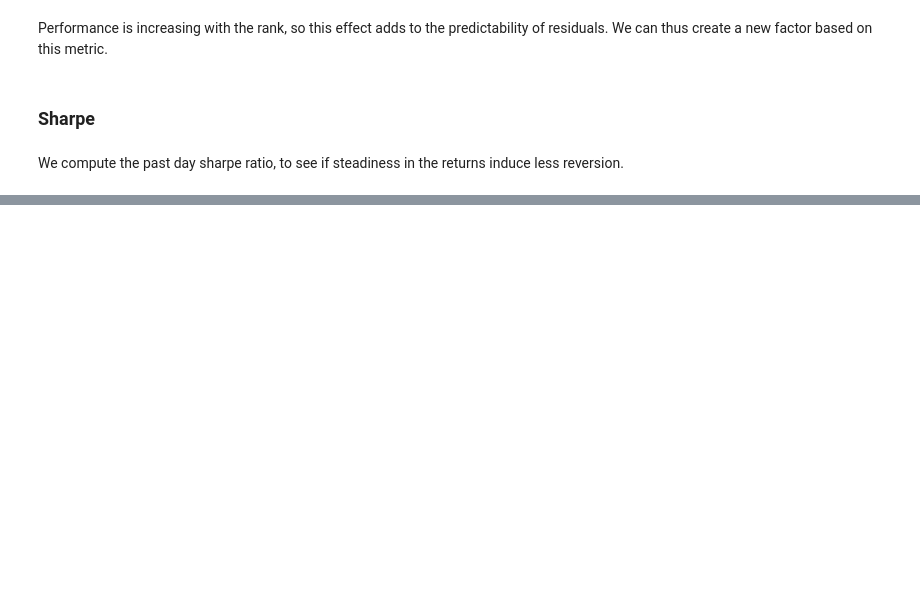
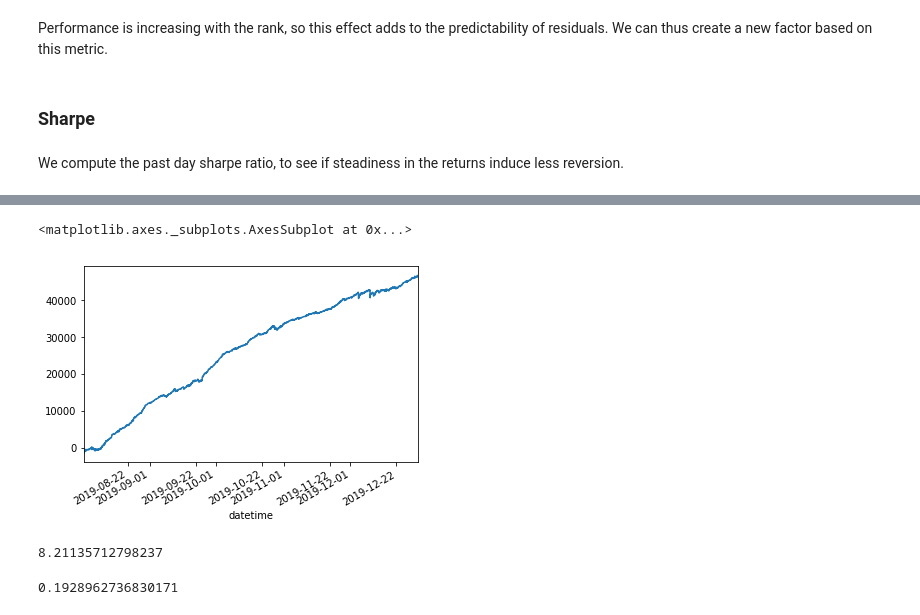
Before and after one commit to chsd001/CME291, a Jupyter notebook: research.ipynb, the cells around one changed output, grey strips where cells are left out. Drawn from its saved outputs; the diff is of its cells as text; code cells hidden in the pictures; blank space fills up the shorter version.

```diff
--- a/research.ipynb
+++ b/research.ipynb
@@ -520,0 +848,5 @@ plt.plot_df(
+# %%
+res2['return'].cumsum().plot()
+# %% [output]
+<matplotlib.axes._subplots.AxesSubplot at 0x...>
+[figure, added]
@@ -520,0 +855,8 @@ plt.plot_df(
+# %%
+res23['return'].mean()
+# %% [output]
+8.21135712798237
+# %%
+res23['return'].mean()/res23['return'].std()
+# %% [output]
+0.1928962736830171
```
Also changed, not shown: parts of 99 cells of this notebook, 1 other file.
